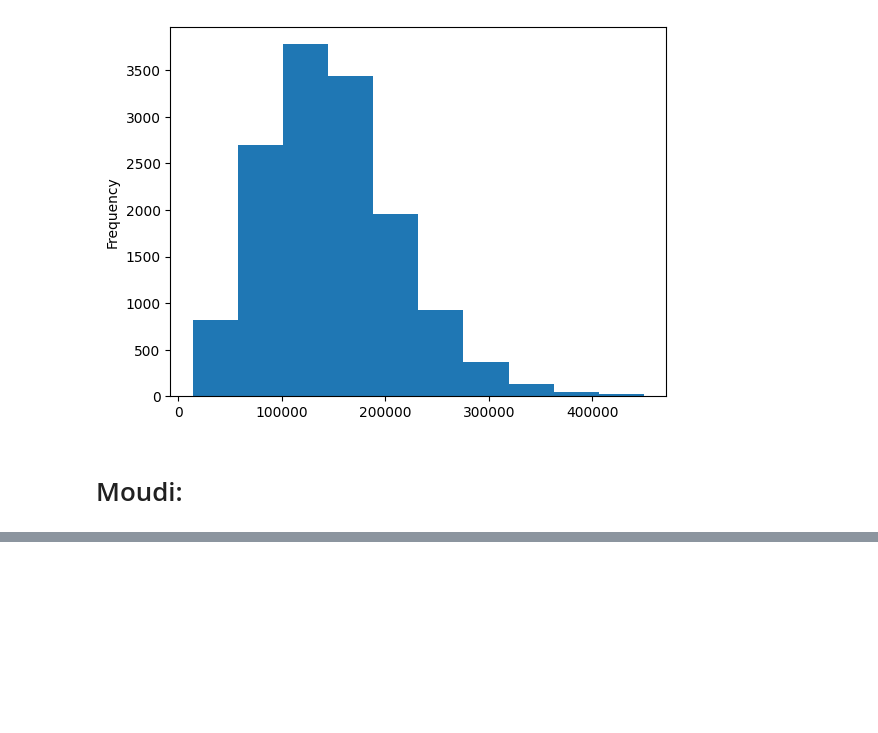
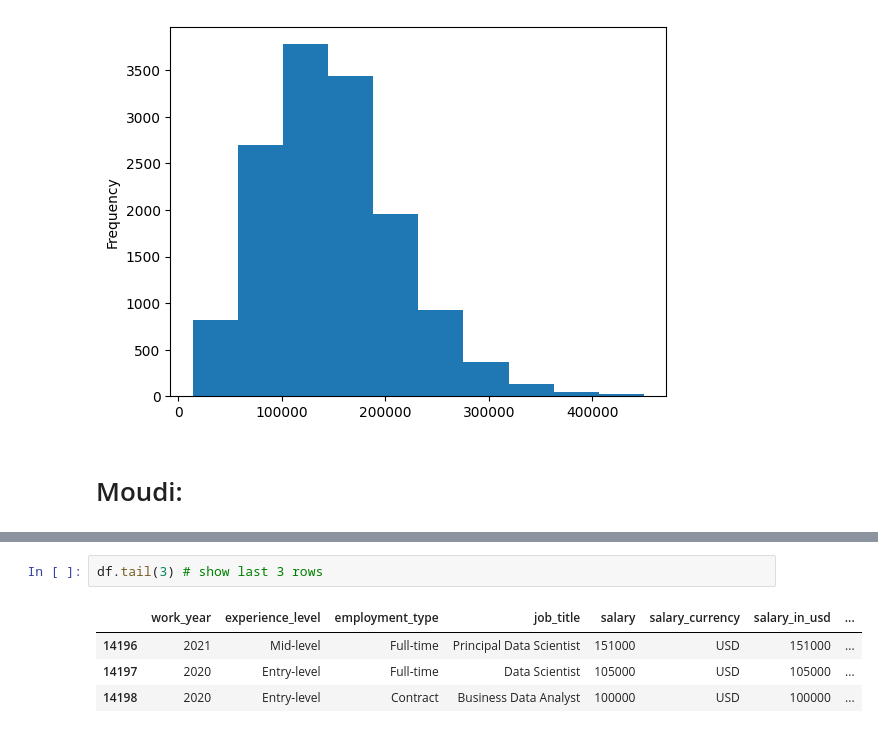
Before and after one commit to Adamixa/Data_field_job_analysis, a Jupyter notebook: notebook.ipynb, the cells around one changed output, grey strips where cells are left out. Drawn from its saved outputs; the diff is of its cells as text; blank space fills up the shorter version.

```diff
--- a/notebook.ipynb
+++ b/notebook.ipynb
@@ -150,0 +209,7 @@ df["salary"].plot(kind = 'hist')
+# %%
+df.tail(3) # show last 3 rows
+# %% [output]
+|  | work_year | experience_level | employment_type | job_title | salary | salary_currency | salary_in_usd | ... |
+| 14196 | 2021 | Mid-level | Full-time | Principal Data Scientist | 151000 | USD | 151000 | ... |
+| 14197 | 2020 | Entry-level | Full-time | Data Scientist | 105000 | USD | 105000 | ... |
+| 14198 | 2020 | Entry-level | Contract | Business Data Analyst | 100000 | USD | 100000 | ... |
```
Also changed, not shown: parts of 25 cells of this notebook.
